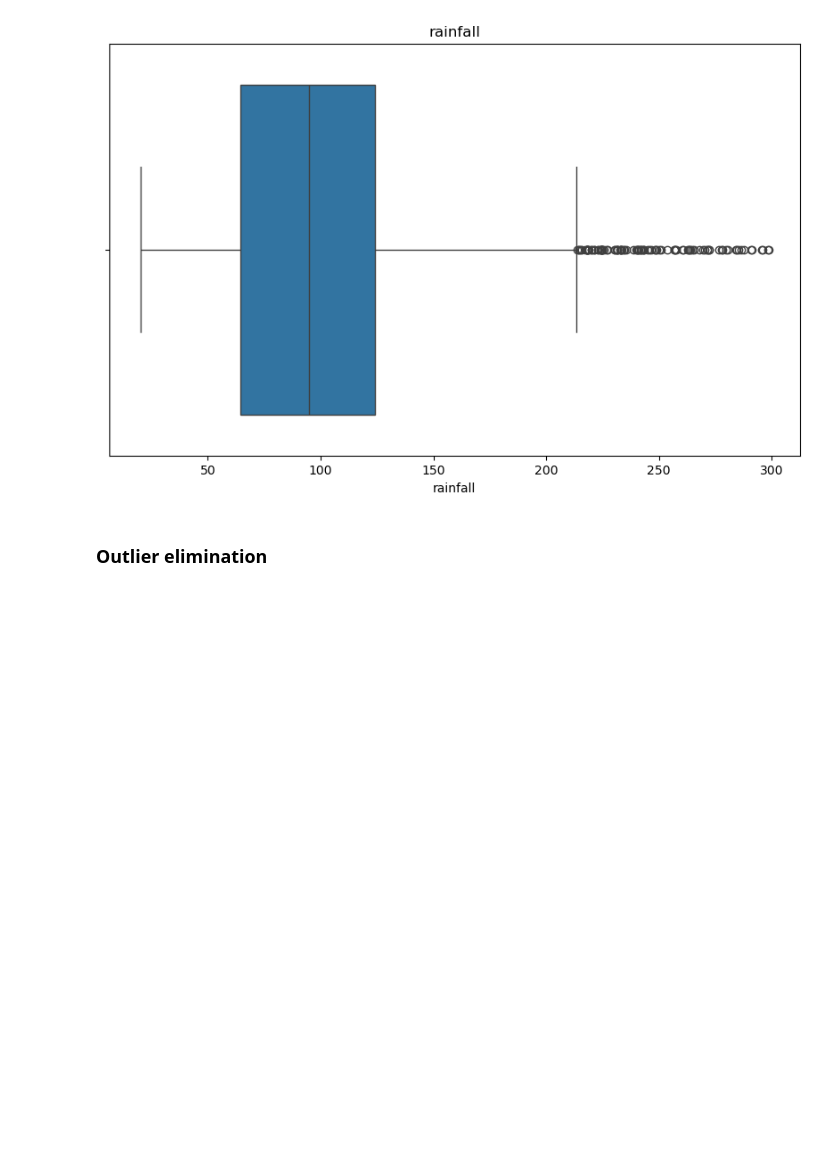
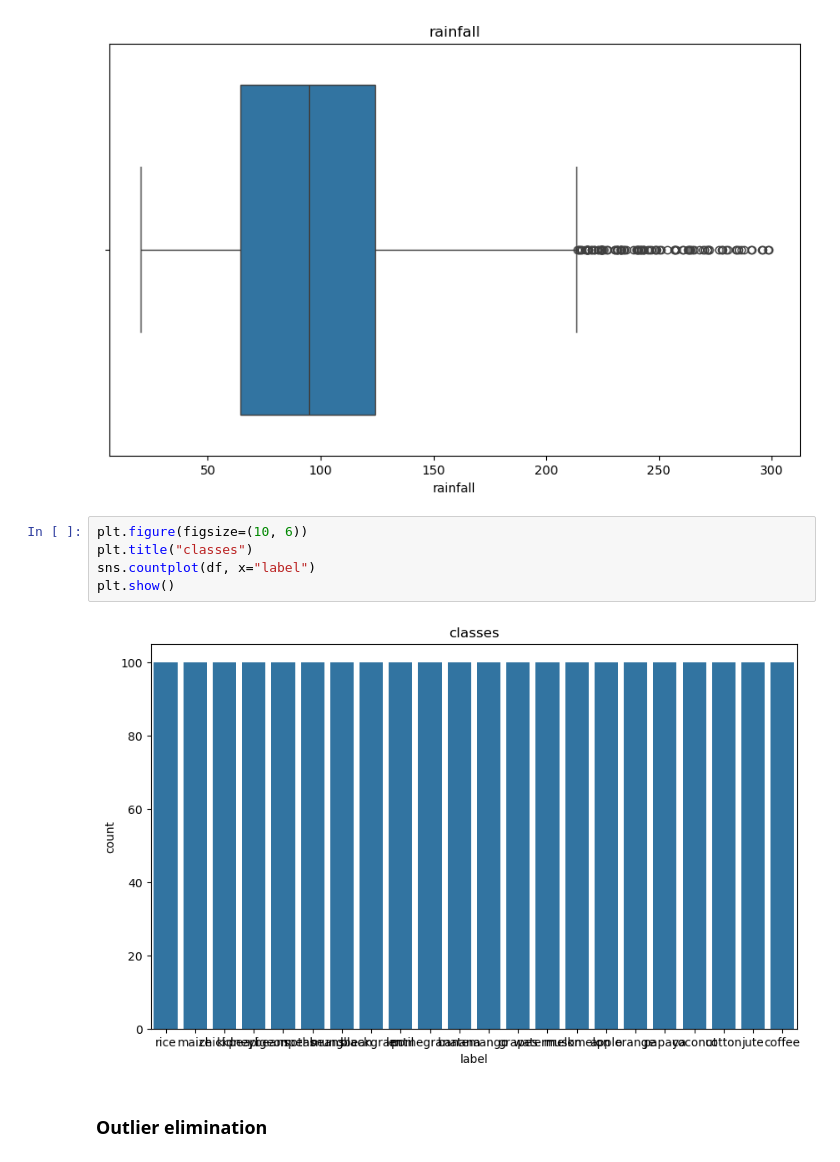
Before and after one commit to Joe-IA/Crop_classifier, a Jupyter notebook: crop_clasiffier.ipynb, the cells around one changed output. Saved outputs shown, nothing was run; the diff lists cells and outputs as text; blank space fills up the shorter version.

```diff
--- a/crop_clasiffier.ipynb
+++ b/crop_clasiffier.ipynb
@@ -53,6 +65,13 @@ for feature in features:
 [figure]
 [figure]
 [figure]
+# %%
+plt.figure(figsize=(10, 6))
+plt.title("classes")
+sns.countplot(df, x="label")
+plt.show()
+# %% [output]
+[figure, added]
 # %% [markdown]
 ### Outlier elimination
 # %%
```
Also changed, not shown: parts of 3 cells of this notebook, 3 other files.
